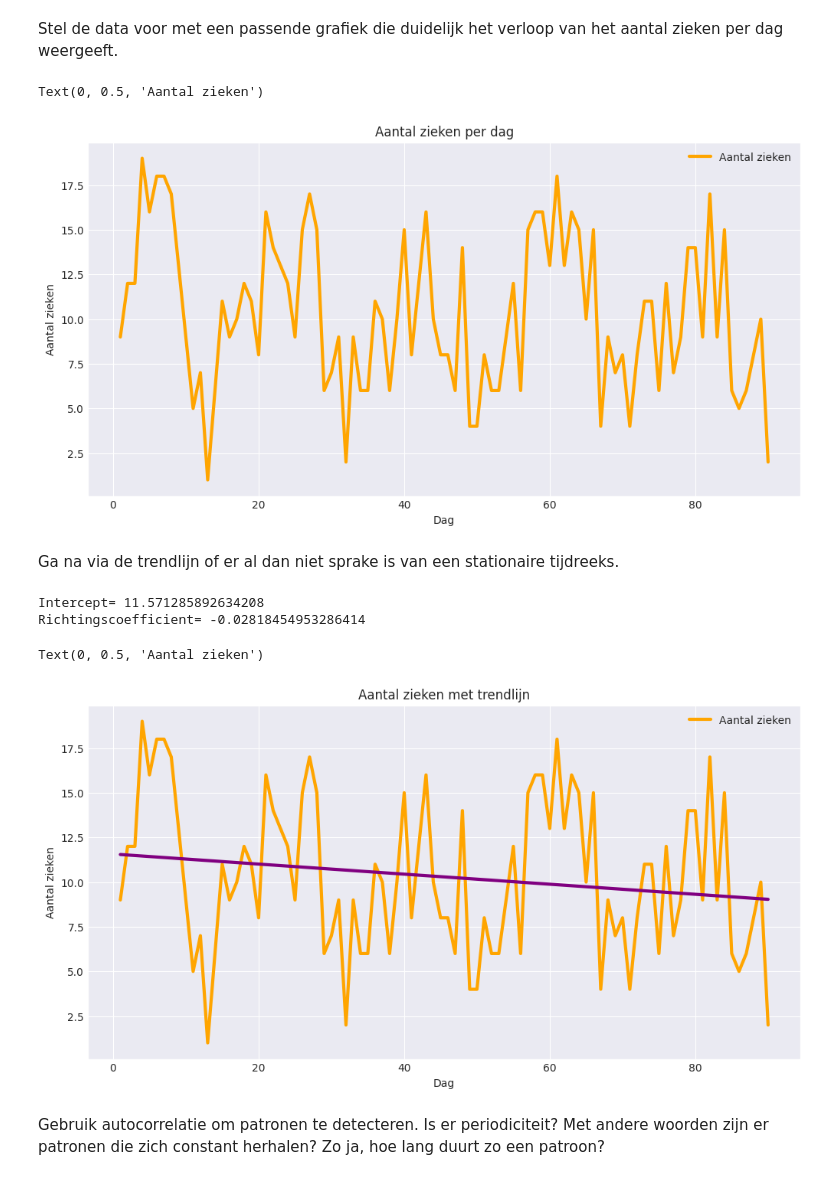
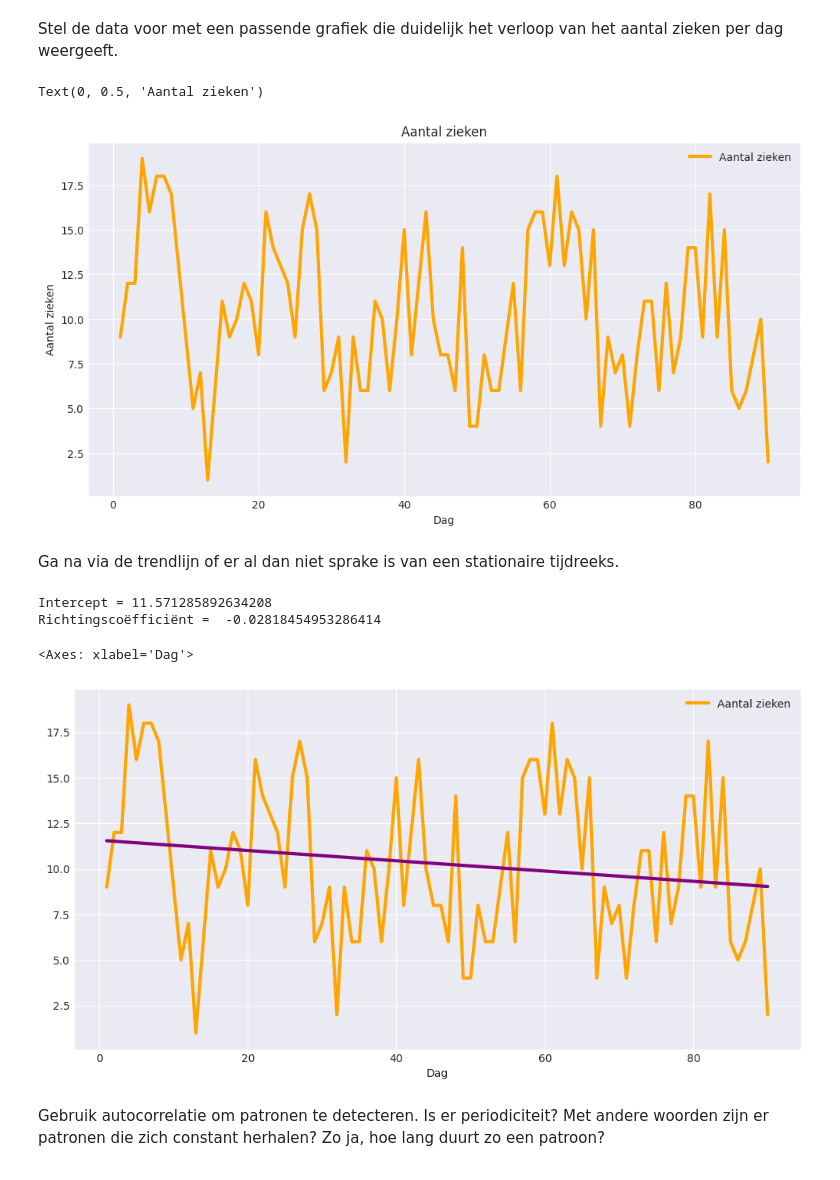
Before and after one commit to pascal-maker/Python, a Jupyter notebook: Labo_06_Stationaire_tijdsreeksen_opdracht.ipynb, the cells around one changed output. Cells and saved outputs as stored; diff of their text form; code cells hidden in the pictures.

```diff
--- a/Labo_06_Stationaire_tijdsreeksen_opdracht.ipynb
+++ b/Labo_06_Stationaire_tijdsreeksen_opdracht.ipynb
@@ -18,7 +19,7 @@ sns.set_style("darkgrid")
 # %% [markdown]
 Lees het bestand `zieken.csv` in, gebruik de eerste kolom als index
 # %%
-dataset = pd.read_csv('zieken.csv',index_col='Dag')
+dataset = pd.read_csv('zieken.csv', index_col = 0)
 dataset.head()
 # %% [output]
 |  | Aantal zieken |
@@ -31,32 +32,32 @@ dataset.head()
 # %% [markdown]
 Stel de data voor met een passende grafiek die duidelijk het verloop van het aantal zieken per dag weergeeft.
 # %%
-dataset.plot(color='orange',linewidth=3,figsize=(12,6))
-plt.title('Aantal zieken per dag')
+dataset.plot(color='orange', linewidth=3, figsize=(12,6))
+plt.title('Aantal zieken')
 plt.xlabel("Dag")
 plt.ylabel("Aantal zieken")
 # %% [output]
 Text(0, 0.5, 'Aantal zieken')
-[figure, old version]
+[figure, new version]
 # %% [markdown]
 Ga na via de trendlijn of er al dan niet sprake is van een stationaire tijdreeks.
+# %%
+from sklearn import datasets, linear_model
+x = dataset.index.values
+y = dataset[dataset.columns[0]].values
+regressionline = linear_model.LinearRegression()
+regressionline.fit(x.reshape(-1,1),y)
+print('Intercept =', regressionline.intercept_ )
+print('Richtingscoëfficiënt = ', regressionline.coef_[0])
+# %% [output]
+Intercept = 11.571285892634208
+Richtingscoëfficiënt =  -0.02818454953286414
 # %%
-x = dataset.index.values
-y = dataset['Aantal zieken'].values
-regressionline = linear_model.LinearRegression()
-regressionline.fit(x.reshape(-1,1),y)
-print('Intercept=',regressionline.intercept_)
-print('Richtingscoefficient=',regressionline.coef_[0])
-dataset.plot(color='orange',linewidth=3,figsize=(12,6))
+dataset.plot(color='orange', linewidth=3, figsize=(12,6))
 sns.lineplot(x=x,y=regressionline.predict(x.reshape(-1,1)),color='purple',linewidth=3)
-plt.title("Aantal zieken met trendlijn")
-plt.xlabel("Dag")
-plt.ylabel("Aantal zieken")
 # %% [output]
-Intercept= 11.571285892634208
-Richtingscoefficient= -0.02818454953286414
+<Axes: xlabel='Dag'>
-Text(0, 0.5, 'Aantal zieken')
-[figure, old version]
+[figure, new version]
 # %% [markdown]
 Gebruik autocorrelatie om patronen te detecteren. Is er periodiciteit? Met andere woorden zijn er patronen die zich constant herhalen? Zo ja, hoe lang duurt zo een patroon?
 # %%
```
Also changed, not shown: parts of 73 cells of this notebook.
